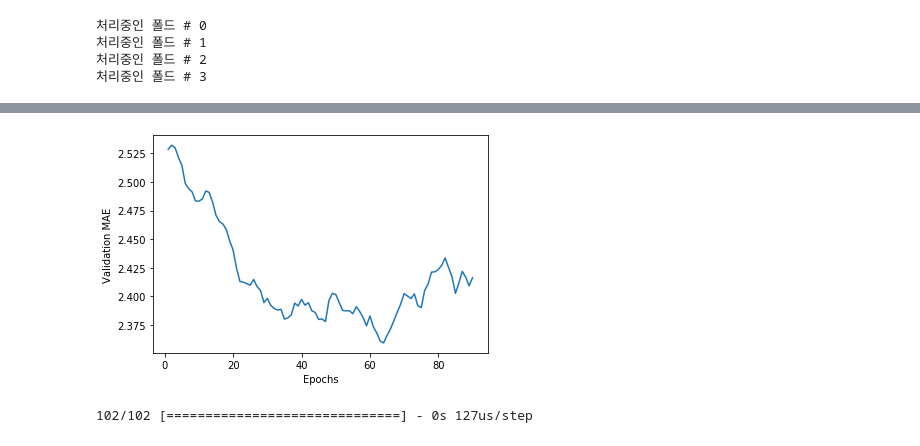
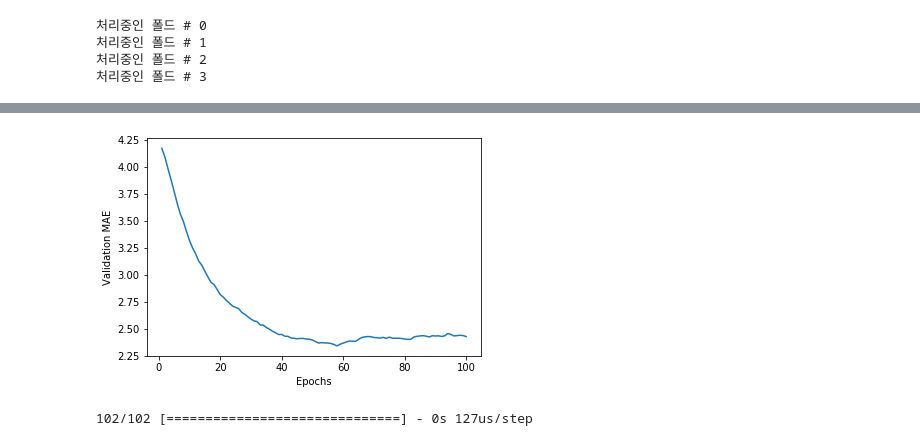
Before and after one commit to imguru-mooc/keras_deep_learning, a Jupyter notebook: 3_day/1.keras_example.ipynb, the cells around one changed output, grey strips where cells are left out. Drawn from its saved outputs; the diff is of its cells as text; code cells hidden in the pictures.

```diff
--- a/3_day/1.keras_example.ipynb
+++ b/3_day/1.keras_example.ipynb
@@ -824,22 +836,22 @@ plt.show()
 # %%
 def smooth_curve(points, factor=0.9):
   smoothed_points = []
   for point in points:
     if smoothed_points:
       previous = smoothed_points[-1]
       smoothed_points.append(previous * factor + point * (1 - factor))
     else:
       smoothed_points.append(point)
   return smoothed_points
 
-smooth_mae_history = smooth_curve(average_mae_history[10:])
+smooth_mae_history = smooth_curve(average_mae_history[0:])
 
 plt.plot(range(1, len(smooth_mae_history) + 1), smooth_mae_history)
 plt.xlabel('Epochs')
 plt.ylabel('Validation MAE')
 plt.show()
 # %% [output]
-[figure, old version]
+[figure, new version]
 # %%
 # 새롭게 컴파인된 모델을 얻습니다
 model = build_model()
```
Also changed, not shown: parts of 3 cells of this notebook.
